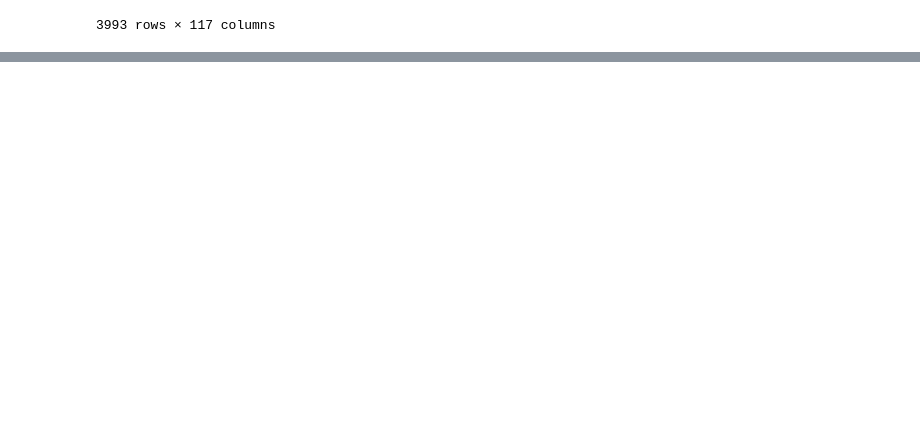
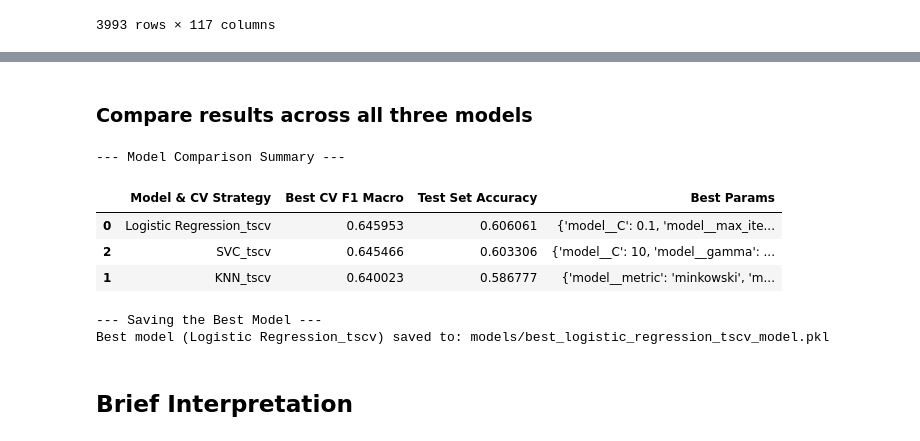
Before and after one commit to s-taha0609/hw, a Jupyter notebook: notebooks/Classification_Task.ipynb, the cells around one changed output, grey strips where cells are left out. Drawn from its saved outputs; the diff is of its cells as text; code cells hidden in the pictures; blank space fills up the shorter version.

```diff
--- a/notebooks/Classification_Task.ipynb
+++ b/notebooks/Classification_Task.ipynb
@@ -145,0 +191,3 @@ print(X_test.shape, y_test.shape)
+# %%
+tscv = TimeSeriesSplit(n_splits=5)
+fitted_models = {}
@@ -145,0 +327,16 @@ print(X_test.shape, y_test.shape)
+# %%
+if not fitted_models:
+    print("No models have been trained yet. Please run the training cells first.")
+else:
+
+    best_model_name = max(fitted_models, key=lambda name: fitted_models[name].best_score_)
+
+
+    best_model_grid = fitted_models[best_model_name]
+
+
+    best_model = best_model_grid.best_estimator_
+
+    print(f"✅ Best performing model and CV strategy: {best_model_name}")
+    print(f"   - CV F1 Macro Score: {best_model_grid.best_score_:.4f}")
+    print(f"   - Best Parameters: {best_model_grid.best_params_}")
@@ -145,0 +385,39 @@ print(X_test.shape, y_test.shape)
+# %% [markdown]
+### Compare results across all three models
+# %%
+if not fitted_models:
+    print("No models have been trained yet. Please run the training cells first.")
+else:
+    results = []
+
+    for name, model_grid in fitted_models.items():
+        model_pred = model_grid.predict(X_test)
+
+        results.append({
+            'Model & CV Strategy': name,
+            'Best CV F1 Macro': model_grid.best_score_,
+            'Test Set Accuracy': accuracy_score(y_test, model_pred),
+            'Best Params': model_grid.best_params_
+        })
+
+    results_df = pd.DataFrame(results).sort_values(by='Best CV F1 Macro', ascending=False)
+
+    print("\n--- Model Comparison Summary ---")
+    display(results_df)
+
+    if 'best_model' in locals():
+        print("\n--- Saving the Best Model ---")
+        os.makedirs('models', exist_ok=True)
+        model_filename = f'models/best_{best_model_name.replace(" ", "_").lower()}_model.pkl'
+        joblib.dump(best_model, model_filename)
+        print(f"Best model ({best_model_name}) saved to: {model_filename}")
+# %% [output]
+--- Model Comparison Summary ---
+|  | Model & CV Strategy | Best CV F1 Macro | Test Set Accuracy | Best Params |
+| 0 | Logistic Regression_tscv | 0.645953 | 0.606061 | {'model__C': 0.1, 'model__max_ite... |
+| 2 | SVC_tscv | 0.645466 | 0.603306 | {'model__C': 10, 'model__gamma': ... |
+| 1 | KNN_tscv | 0.640023 | 0.586777 | {'model__metric': 'minkowski', 'm... |
+--- Saving the Best Model ---
+Best model (Logistic Regression_tscv) saved to: models/best_logistic_regression_tscv_model.pkl
+# %% [markdown]
+## Brief Interpretation
```
Also changed, not shown: parts of 28 cells of this notebook, 3 other files.
